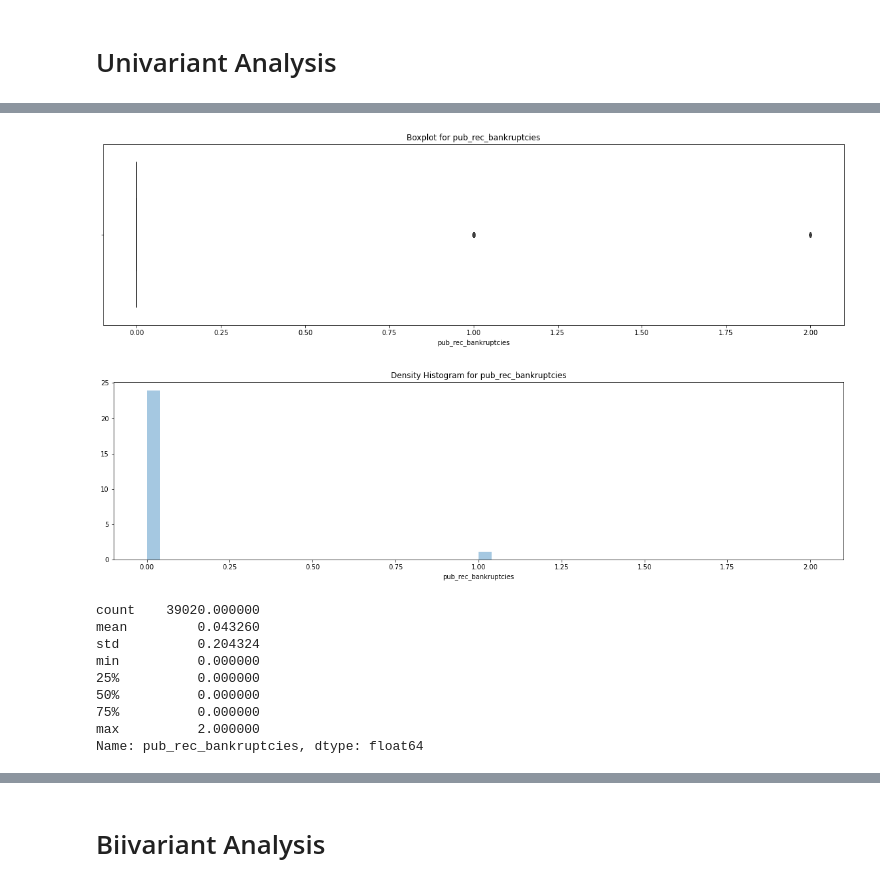
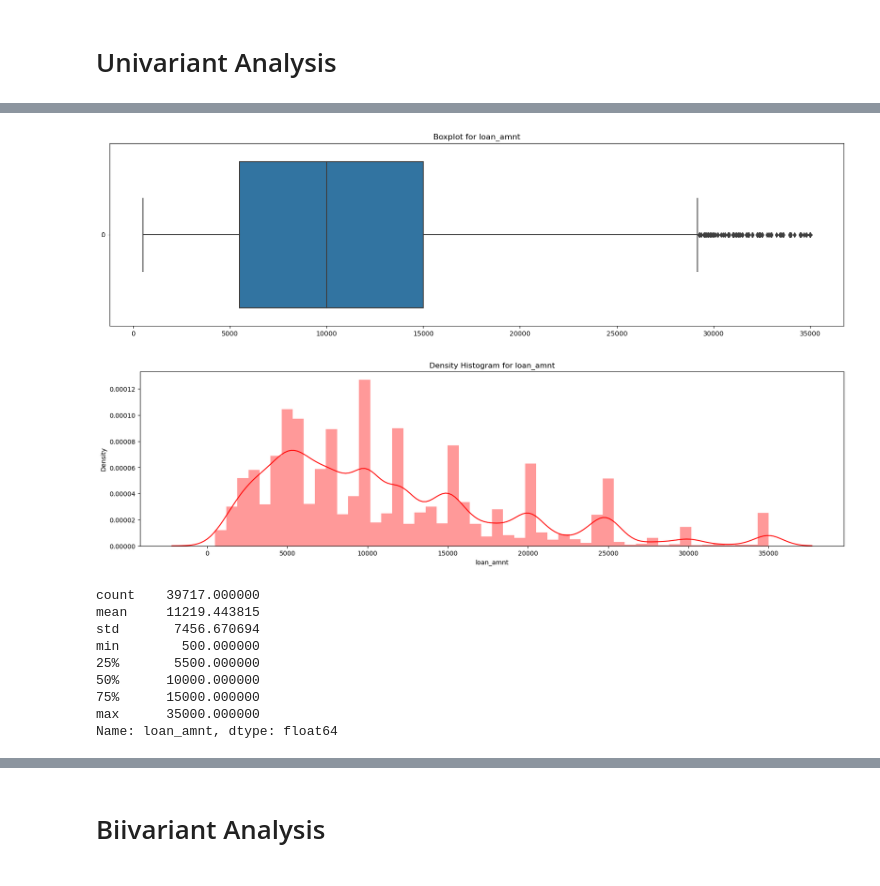
Before and after one commit to saurabhbhargava6/Lending-Case-Study, a Jupyter notebook: LendingClub_CaseStudy.ipynb, the cells around one changed output, grey strips where cells are left out. Cells and saved outputs as stored; diff of their text form; code cells hidden in the pictures.

```diff
--- a/LendingClub_CaseStudy.ipynb
+++ b/LendingClub_CaseStudy.ipynb
@@ -102,0 +134,5 @@ data_dict.columns = data_dict.columns.str.replace(' ', '')
+# %%
+# find any duplicate values and if present drop them, not necessary for dict but lets have it
+if data_dict.duplicated().any():
+    data_dict.drop_duplicates(subset=None, inplace=True)
+data_dict.shape
@@ -121,7 +159,5 @@ Data columns (total 111 columns):
 dtypes: float64(74), int64(13), object(24)
 memory usage: 33.6+ MB
-# %%
-data_dict = data_dict[:-2]
 # %%
 data_dict
 # %% [output]
@@ -147,0 +195,20 @@ df.rename(columns = {'verification_status_joint':'verified_status_joint'},inplac
+# %%
+# Now compare column names from df and dictionary to be sure both matches and modify any mismatching columns
+
+df_columns = df.columns
+
+dict_cols = list(data_dict.LoanStatNew.apply(lambda x : x))
+print(len(dict_cols))
+mismatch_cols = [col for col in df_columns if col not in dict_cols]
+
+mismatch_dict = {}
+
+for col in mismatch_cols:
+    try:
+        index = df.columns.get_loc(col)
+        mismatch_dict[col] = index
+    except :
+        pass
+
+print(mismatch_dict)
+print("Num of columns in DataFrame and Dict Match ?:", len(dict_cols) == len(df_columns))
@@ -409,14 +502,14 @@ def remove_outliers_series(series):
 # %%
-def create_boxplot_distplot(col):
+def createBoxplotAndDistplot(col, boxplot_orientation="v"):
     fig, ax = plt.subplots(figsize=(20, 5))
     #Box plot
-    sns.boxplot(df[col], ax=ax)
+    sns.boxplot(df[col], ax=ax, orient=boxplot_orientation)
     plt.title("Boxplot for "+col)
     plt.show()
 
     #Distribution plot
     fig, ax = plt.subplots(figsize=(20, 5))
-    sns.distplot(df[col], ax=ax)
+    sns.distplot(df[col], ax=ax, color="red")
     plt.title("Density Histogram for "+col)
     plt.show()
     print(df[col].describe())
@@ -811,14 +551,14 @@ Name: last_pymnt_amnt, dtype: float64
-# %%
-create_boxplot_distplot('pub_rec_bankruptcies')
-# %% [output]
-[figure, removed]
-[figure, removed]
-count    39020.000000
-mean         0.043260
-std          0.204324
-min          0.000000
-25%          0.000000
-50%          0.000000
-75%          0.000000
-max          2.000000
-Name: pub_rec_bankruptcies, dtype: float64
+# %%
+createBoxplotAndDistplot('loan_amnt', "h")
+# %% [output]
+[figure, added]
+[figure, added]
+count    39717.000000
+mean     11219.443815
+std       7456.670694
+min        500.000000
+25%       5500.000000
+50%      10000.000000
+75%      15000.000000
+max      35000.000000
+Name: loan_amnt, dtype: float64
```
Also changed, not shown: parts of 81 cells of this notebook.
